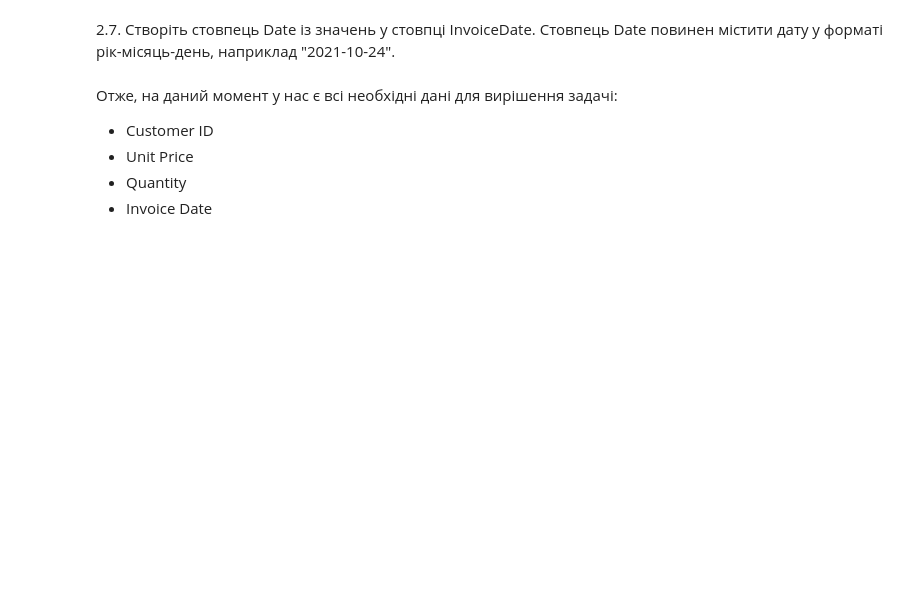
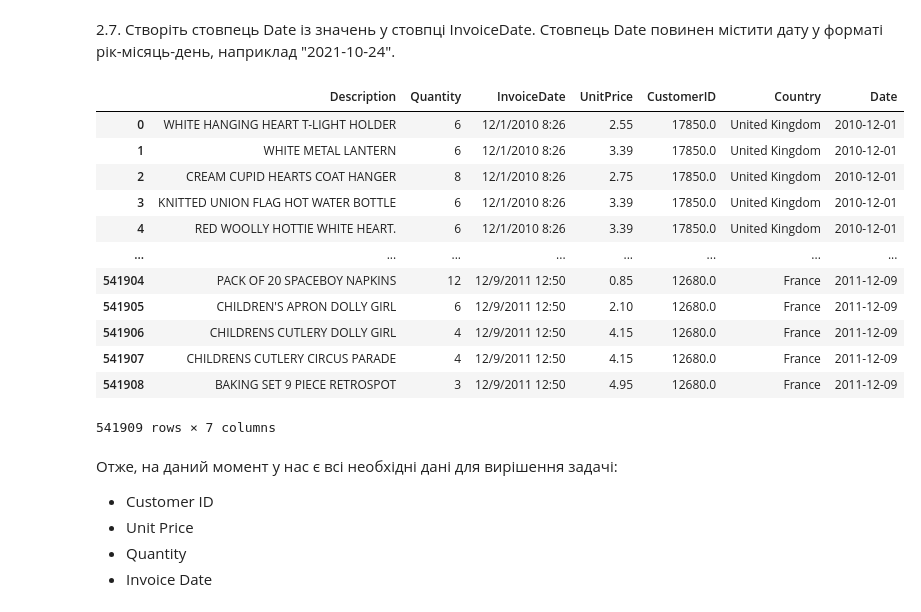
Before and after one commit to lesyayu/robot_deams-_sheets, a Jupyter notebook: hw_6_Users_segmentation_using_K_means_on_RFM_variables.ipynb, the cells around one changed output. Drawn from its saved outputs; the diff is of its cells as text; code cells hidden in the pictures; blank space fills up the shorter version.

```diff
--- a/hw_6_Users_segmentation_using_K_means_on_RFM_variables.ipynb
+++ b/hw_6_Users_segmentation_using_K_means_on_RFM_variables.ipynb
@@ -228,0 +250,3 @@ Name: proportion, dtype: float64
+# %%
+filtered_X = X.dropna(subset =['Country'])
+filtered_X # all possible countries that are not missed
@@ -233,3 +269,21 @@ Name: proportion, dtype: float64
+# %%
+
+filtered_X['Date'] = pd.to_datetime(filtered_X ['InvoiceDate']).dt.date
+filtered_X
+# %% [output]
+|  | Description | Quantity | InvoiceDate | UnitPrice | CustomerID | Country | Date |
+| 0 | WHITE HANGING HEART T-LIGHT HOLDER | 6 | 12/1/2010 8:26 | 2.55 | 17850.0 | United Kingdom | 2010-12-01 |
+| 1 | WHITE METAL LANTERN | 6 | 12/1/2010 8:26 | 3.39 | 17850.0 | United Kingdom | 2010-12-01 |
+| 2 | CREAM CUPID HEARTS COAT HANGER | 8 | 12/1/2010 8:26 | 2.75 | 17850.0 | United Kingdom | 2010-12-01 |
+| 3 | KNITTED UNION FLAG HOT WATER BOTTLE | 6 | 12/1/2010 8:26 | 3.39 | 17850.0 | United Kingdom | 2010-12-01 |
+| 4 | RED WOOLLY HOTTIE WHITE HEART. | 6 | 12/1/2010 8:26 | 3.39 | 17850.0 | United Kingdom | 2010-12-01 |
+| ... | ... | ... | ... | ... | ... | ... | ... |
+| 541904 | PACK OF 20 SPACEBOY NAPKINS | 12 | 12/9/2011 12:50 | 0.85 | 12680.0 | France | 2011-12-09 |
+| 541905 | CHILDREN'S APRON DOLLY GIRL | 6 | 12/9/2011 12:50 | 2.10 | 12680.0 | France | 2011-12-09 |
+| 541906 | CHILDRENS CUTLERY DOLLY GIRL | 4 | 12/9/2011 12:50 | 4.15 | 12680.0 | France | 2011-12-09 |
+| 541907 | CHILDRENS CUTLERY CIRCUS PARADE | 4 | 12/9/2011 12:50 | 4.15 | 12680.0 | France | 2011-12-09 |
+| 541908 | BAKING SET 9 PIECE RETROSPOT | 3 | 12/9/2011 12:50 | 4.95 | 12680.0 | France | 2011-12-09 |
+541909 rows × 7 columns
 # %% [markdown]
 Отже, на даний момент у нас є всі необхідні дані для вирішення задачі:
 - Customer ID
```
Also changed, not shown: parts of 19 cells of this notebook.
